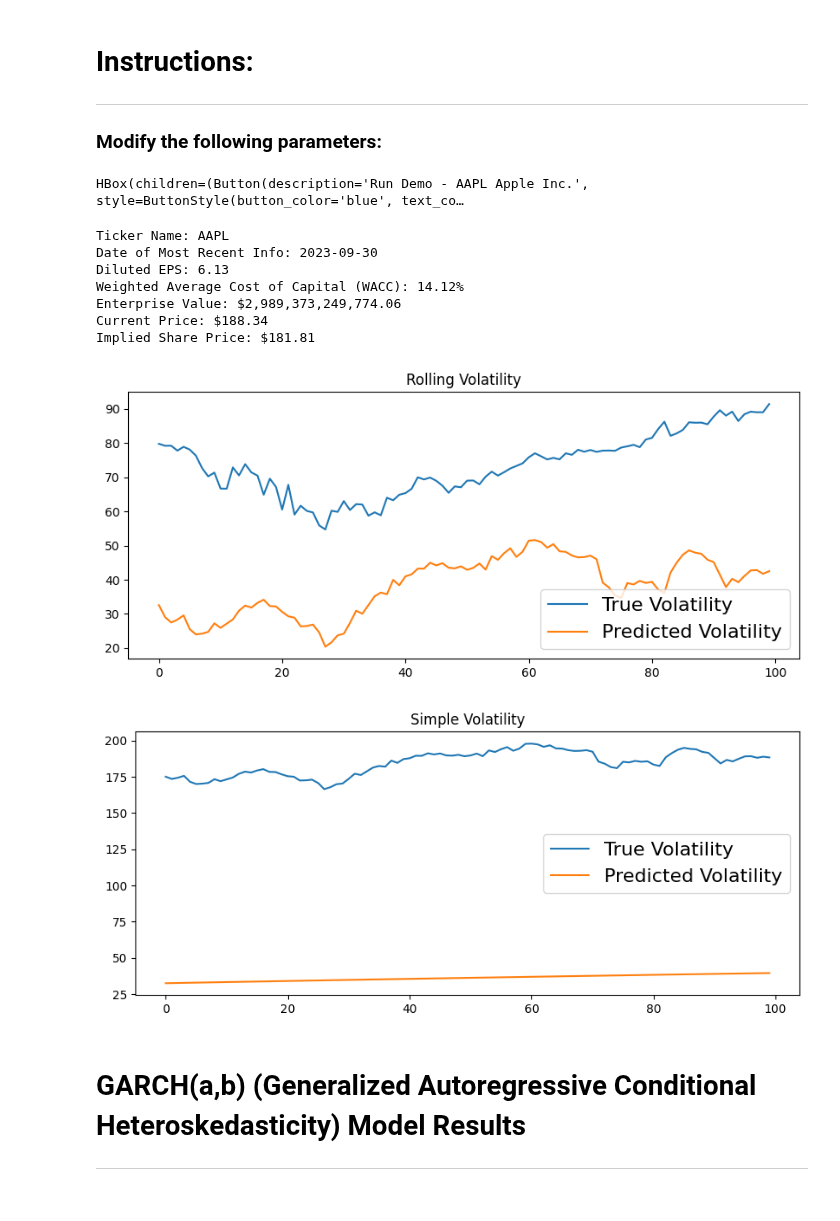
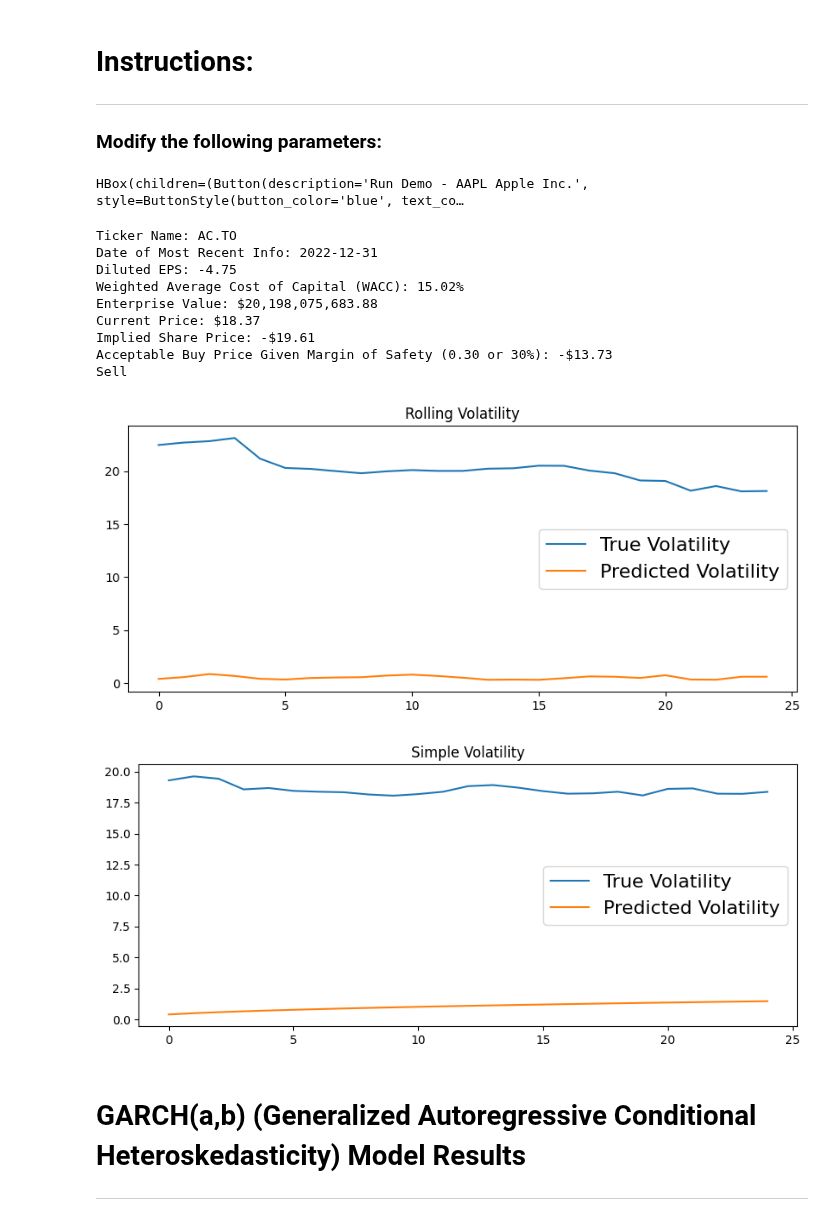
Before and after one commit to reidnclark/Multipurpose-Financial-Data-Processor-Feb-2024, a Jupyter notebook: newfinal.ipynb, the cells around one changed output. Saved outputs shown, nothing was run; the diff lists cells and outputs as text; code cells hidden in the pictures.

```diff
--- a/newfinal.ipynb
+++ b/newfinal.ipynb
@@ -108,3 +105,6 @@ period_input = '4y'
+# %%
+ticker_input = 'AC.TO'
+period_input = '1y'
 # %%
 import ipywidgets as widgets
 from ipywidgets import interact, Button
@@ -241,6 +241,23 @@ def start_function():
                             print(f'Current Price: {currency_formatter(current_price)}')
                             ## Print ISP
                             print(f'Implied Share Price: {currency_formatter(implied_share_price)}')
+
+                            ## Find pct difference between current price and implied share price
+                            dif = (current_price/implied_share_price)
+
+                            ## Establish Margin of Safety
+                            mrg_of_sfty = 0.30
+
+                            acceptable_buy_price = (1 - mrg_of_sfty)*implied_share_price
+                            print(f'Acceptable Buy Price Given Margin of Safety (0.30 or 30%): {currency_formatter(acceptable_buy_price)}')
+
+                            if current_price > acceptable_buy_price:
+                                print('Sell')
+                            #ROUND HOLD TO NEAREST (BOUNDS)
+                            elif current_price == acceptable_buy_price:
+                                print('Hold')
+                            else:
+                                print('Buy')
 
                         ## Discounted Cash Flow Model Calculator
                         ## 1) Find FCF (Free Cash Flow)
@@ -370,42 +387,44 @@ def start_function():
                 cost_of_debt = ann_int_pmt / mkt_val_ofdebt
 
                 ## Find weightages
                 equity_weightage = (total_equity / mkt_cap) * 100
                 debt_weightage = (total_debt / mkt_cap) * 100
 
                 ## Find cash and cash equivalents
                 cash_and_ce = bal_sheet['Cash And Cash Equivalents']
 
                 ## Calculate debt ratio
                 debt_ratio = total_debt / total_assets
 
                 ## Call WACC_etc to begin technical analysis
                 wacc_and_related()
 
             main_body()
 
         all()
     main()
 
 button = widgets.Button(description='Run Demo - AAPL Apple Inc.')
 button.style.button_color = 'blue'
 button.style.text_color = 'white'
 button_container = widgets.HBox([button], layout=widgets.Layout(justify_content='center'))
 display(button_container)
 
 start_function()
 garch()
 # %% [output]
 HBox(children=(Button(description='Run Demo - AAPL Apple Inc.', style=ButtonStyle(button_color='blue', text_co…
-Ticker Name: AAPL
-Date of Most Recent Info: 2023-09-30
-Diluted EPS: 6.13
-Weighted Average Cost of Capital (WACC): 14.12%
-Enterprise Value: $2,989,373,249,774.06
-Current Price: $188.34
-Implied Share Price: $181.81
+Ticker Name: AC.TO
+Date of Most Recent Info: 2022-12-31
+Diluted EPS: -4.75
+Weighted Average Cost of Capital (WACC): 15.02%
+Enterprise Value: $20,198,075,683.88
+Current Price: $18.37
+Implied Share Price: -$19.61
+Acceptable Buy Price Given Margin of Safety (0.30 or 30%): -$13.73
+Sell
-[figure, old version]
+[figure, new version]
-[figure, old version]
+[figure, new version]
 # %% [markdown]
 # GARCH(a,b) (Generalized Autoregressive Conditional Heteroskedasticity) Model Results
 ---
```
Also changed, not shown: parts of 3 cells of this notebook.
